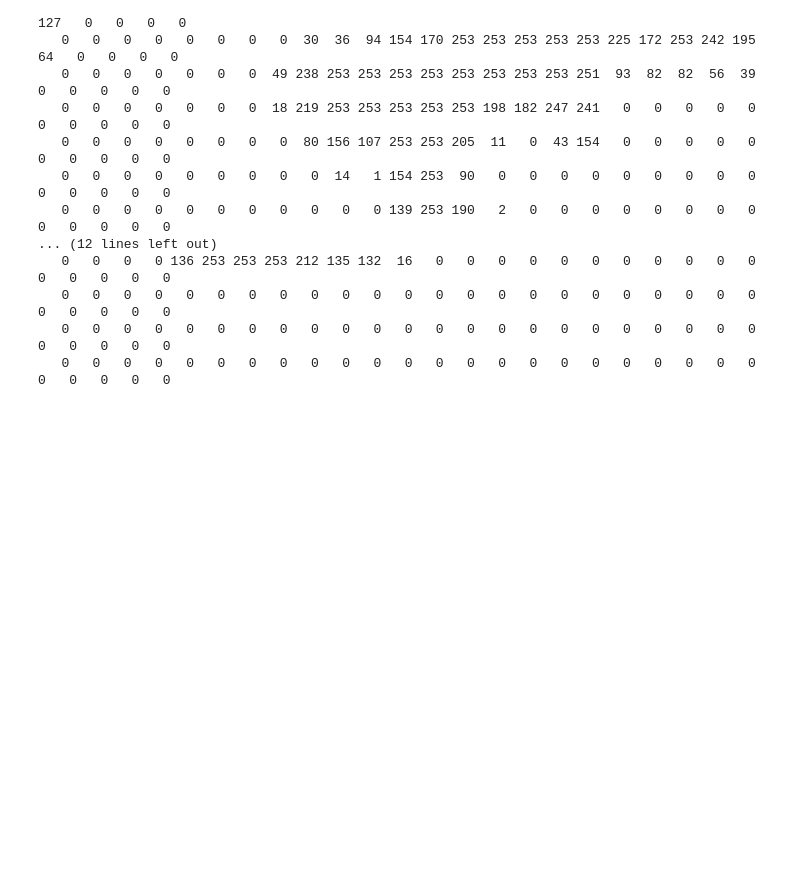
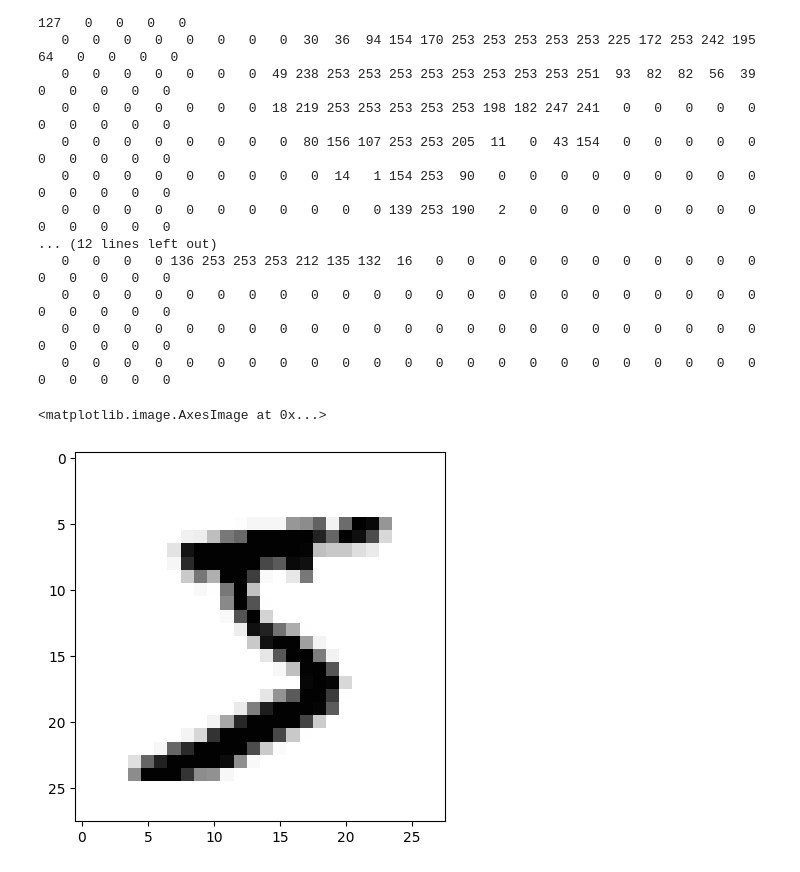
Before and after one commit to Choiwanwoo-03/MachineLearning_CodePractice, a Jupyter notebook: MNIST.ipynb, the cells around one changed output. Cells and saved outputs as stored; diff of their text form; code cells hidden in the pictures; blank space fills up the shorter version.

```diff
--- a/MNIST.ipynb
+++ b/MNIST.ipynb
@@ -46,3 +44,8 @@ for i in range(28) :
    0   0   0   0   0   0   0   0   0   0   0   0   0   0   0   0   0   0   0   0   0   0   0   0   0   0   0   0
    0   0   0   0   0   0   0   0   0   0   0   0   0   0   0   0   0   0   0   0   0   0   0   0   0   0   0   0
    0   0   0   0   0   0   0   0   0   0   0   0   0   0   0   0   0   0   0   0   0   0   0   0   0   0   0   0
+# %%
+plt.imshow(num, cmap = 'Greys', interpolation = 'nearest')
+# %% [output]
+<matplotlib.image.AxesImage at 0x...>
+[figure, added]
```
Also changed, not shown: parts of 18 cells of this notebook.
